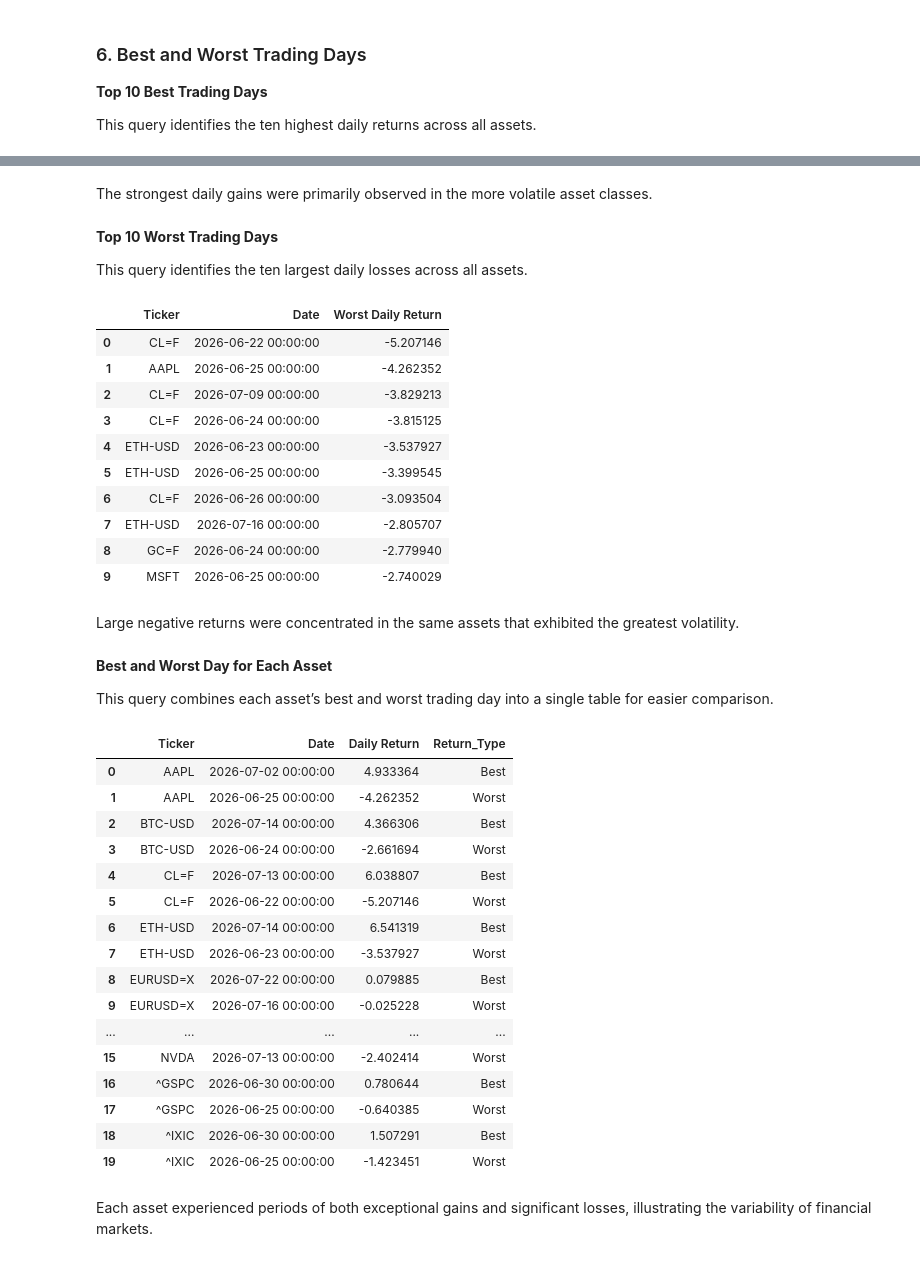
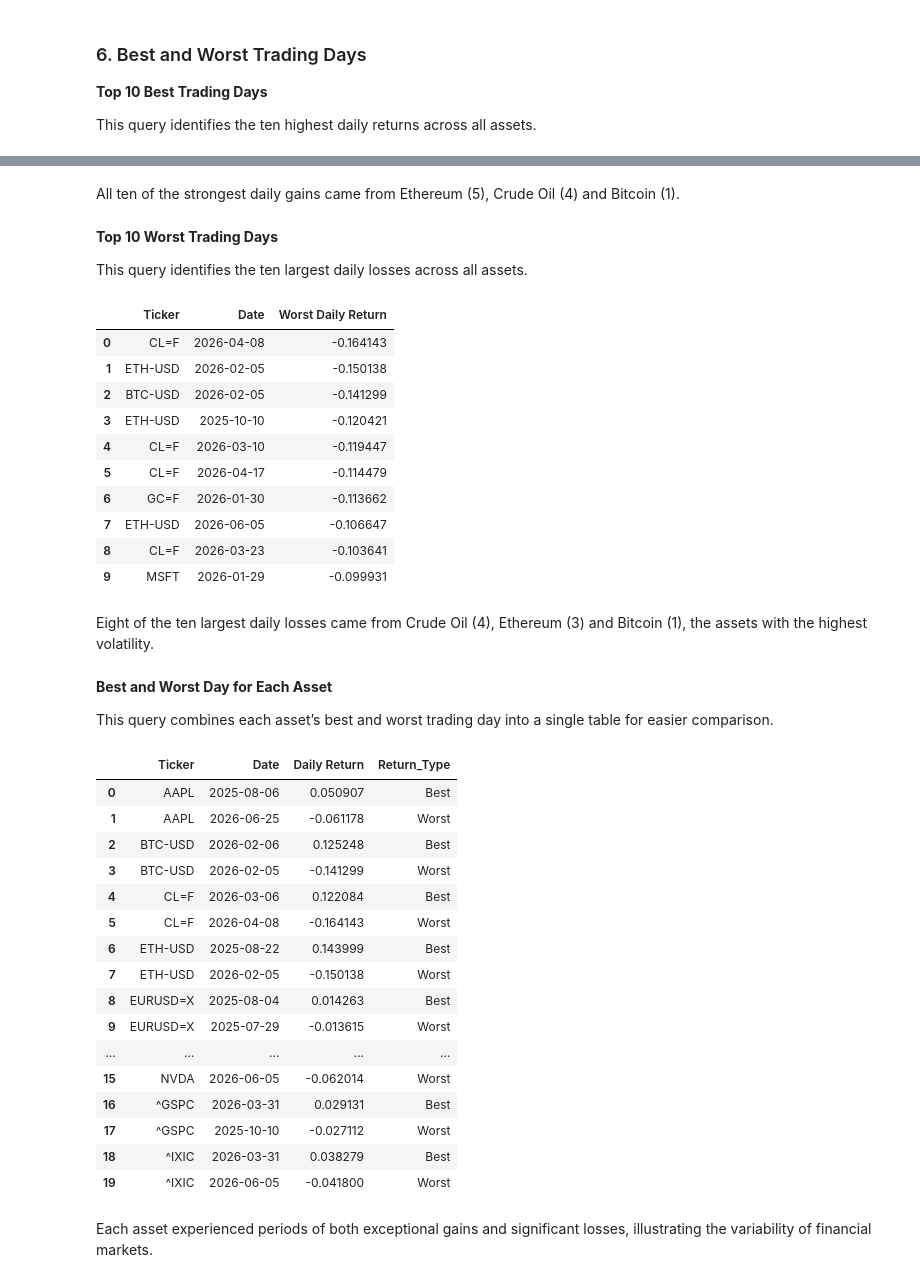
Before and after one commit to murziankovamaria-dotcom/Global-Financial-Markets-Dashboard, a Jupyter notebook: notebooks/02_SQL_Analysis.ipynb, the cells around one changed output, grey strips where cells are left out. Saved outputs shown, nothing was run; the diff lists cells and outputs as text; code cells hidden in the pictures.

```diff
--- a/notebooks/02_SQL_Analysis.ipynb
+++ b/notebooks/02_SQL_Analysis.ipynb
@@ -20,9 +20,18 @@ Tools Used
 The cleaned market data produced by the ETL pipeline is stored in a SQLite database. This section establishes a connection to the database so SQL queries can be executed directly from Python.
 # %%
 import sqlite3
+from pathlib import Path
+
 import pandas as pd
 import matplotlib.pyplot as plt
-connection = sqlite3.connect("../data/database/market_data.db")
+
+DB_PATH = Path("../data/database/market_data.db")
+if not DB_PATH.exists():
+    raise FileNotFoundError(
+        "Database not found. Run `python main.py` (or notebook 01) first to create it."
+    )
+
+connection = sqlite3.connect(DB_PATH)
 # %% [markdown]
 The database connection was successfully established and is ready for analysis.
 # %% [markdown]
@@ -277,5 +287,5 @@ best_days_df
 # %% [markdown]
-The strongest daily gains were primarily observed in the more volatile asset classes.
+All ten of the strongest daily gains came from Ethereum (5), Crude Oil (4) and Bitcoin (1).
 # %% [markdown]
 **Top 10 Worst Trading Days**
 
@@ -287,7 +297,9 @@ SELECT
     Ticker,
     Date,
     [Daily Return] AS [Worst Daily Return]
+-- NULLs sort first in ASC order in SQLite, so they are filtered out explicitly
 FROM market_data
+WHERE [Daily Return] IS NOT NULL
 ORDER BY [Daily Return] ASC
 LIMIT 10;
 """
@@ -295,18 +307,18 @@ worst_days_df = pd.read_sql(query, connection)
 worst_days_df
 # %% [output]
 |  | Ticker | Date | Worst Daily Return |
-| 0 | CL=F | 2026-06-22 00:00:00 | -5.207146 |
-| 1 | AAPL | 2026-06-25 00:00:00 | -4.262352 |
-| 2 | CL=F | 2026-07-09 00:00:00 | -3.829213 |
-| 3 | CL=F | 2026-06-24 00:00:00 | -3.815125 |
-| 4 | ETH-USD | 2026-06-23 00:00:00 | -3.537927 |
-| 5 | ETH-USD | 2026-06-25 00:00:00 | -3.399545 |
-| 6 | CL=F | 2026-06-26 00:00:00 | -3.093504 |
-| 7 | ETH-USD | 2026-07-16 00:00:00 | -2.805707 |
-| 8 | GC=F | 2026-06-24 00:00:00 | -2.779940 |
-| 9 | MSFT | 2026-06-25 00:00:00 | -2.740029 |
+| 0 | CL=F | 2026-04-08 | -0.164143 |
+| 1 | ETH-USD | 2026-02-05 | -0.150138 |
+| 2 | BTC-USD | 2026-02-05 | -0.141299 |
+| 3 | ETH-USD | 2025-10-10 | -0.120421 |
+| 4 | CL=F | 2026-03-10 | -0.119447 |
+| 5 | CL=F | 2026-04-17 | -0.114479 |
+| 6 | GC=F | 2026-01-30 | -0.113662 |
+| 7 | ETH-USD | 2026-06-05 | -0.106647 |
+| 8 | CL=F | 2026-03-23 | -0.103641 |
+| 9 | MSFT | 2026-01-29 | -0.099931 |
 # %% [markdown]
-Large negative returns were concentrated in the same assets that exhibited the greatest volatility.
+Eight of the ten largest daily losses came from Crude Oil (4), Ethereum (3) and Bitcoin (1), the assets with the highest volatility.
 # %% [markdown]
 **Best and Worst Day for Each Asset**
 
@@ -321,51 +333,51 @@ SELECT
     'Best' AS Return_Type
 FROM market_data
 WHERE (Ticker, [Daily Return]) IN (
     SELECT
         Ticker,
         MAX([Daily Return])
     FROM market_data
     GROUP BY Ticker
 )
 
 UNION ALL
 
 SELECT
     Ticker,
     Date,
     [Daily Return],
     'Worst' AS Return_Type
 FROM market_data
 WHERE (Ticker, [Daily Return]) IN (
     SELECT
         Ticker,
         MIN([Daily Return])
     FROM market_data
     GROUP BY Ticker
 )
 
 ORDER BY Ticker, Return_Type;
 """
-closing_price_extremes_df = pd.read_sql(query, connection)
-closing_price_extremes_df
+best_worst_days_df = pd.read_sql(query, connection)
+best_worst_days_df
 # %% [output]
 |  | Ticker | Date | Daily Return | Return_Type |
-| 0 | AAPL | 2026-07-02 00:00:00 | 4.933364 | Best |
-| 1 | AAPL | 2026-06-25 00:00:00 | -4.262352 | Worst |
-| 2 | BTC-USD | 2026-07-14 00:00:00 | 4.366306 | Best |
-| 3 | BTC-USD | 2026-06-24 00:00:00 | -2.661694 | Worst |
-| 4 | CL=F | 2026-07-13 00:00:00 | 6.038807 | Best |
-| 5 | CL=F | 2026-06-22 00:00:00 | -5.207146 | Worst |
-| 6 | ETH-USD | 2026-07-14 00:00:00 | 6.541319 | Best |
-| 7 | ETH-USD | 2026-06-23 00:00:00 | -3.537927 | Worst |
-| 8 | EURUSD=X | 2026-07-22 00:00:00 | 0.079885 | Best |
-| 9 | EURUSD=X | 2026-07-16 00:00:00 | -0.025228 | Worst |
+| 0 | AAPL | 2025-08-06 | 0.050907 | Best |
+| 1 | AAPL | 2026-06-25 | -0.061178 | Worst |
+| 2 | BTC-USD | 2026-02-06 | 0.125248 | Best |
+| 3 | BTC-USD | 2026-02-05 | -0.141299 | Worst |
+| 4 | CL=F | 2026-03-06 | 0.122084 | Best |
+| 5 | CL=F | 2026-04-08 | -0.164143 | Worst |
+| 6 | ETH-USD | 2025-08-22 | 0.143999 | Best |
+| 7 | ETH-USD | 2026-02-05 | -0.150138 | Worst |
+| 8 | EURUSD=X | 2025-08-04 | 0.014263 | Best |
+| 9 | EURUSD=X | 2025-07-29 | -0.013615 | Worst |
 | ... | ... | ... | ... | ... |
-| 15 | NVDA | 2026-07-13 00:00:00 | -2.402414 | Worst |
-| 16 | ^GSPC | 2026-06-30 00:00:00 | 0.780644 | Best |
-| 17 | ^GSPC | 2026-06-25 00:00:00 | -0.640385 | Worst |
-| 18 | ^IXIC | 2026-06-30 00:00:00 | 1.507291 | Best |
-| 19 | ^IXIC | 2026-06-25 00:00:00 | -1.423451 | Worst |
+| 15 | NVDA | 2026-06-05 | -0.062014 | Worst |
+| 16 | ^GSPC | 2026-03-31 | 0.029131 | Best |
+| 17 | ^GSPC | 2025-10-10 | -0.027112 | Worst |
+| 18 | ^IXIC | 2026-03-31 | 0.038279 | Best |
+| 19 | ^IXIC | 2026-06-05 | -0.041800 | Worst |
 # %% [markdown]
 Each asset experienced periods of both exceptional gains and significant losses, illustrating the variability of financial markets.
 # %% [markdown]
```
Also changed, not shown: parts of 20 cells of this notebook, 27 other files.
